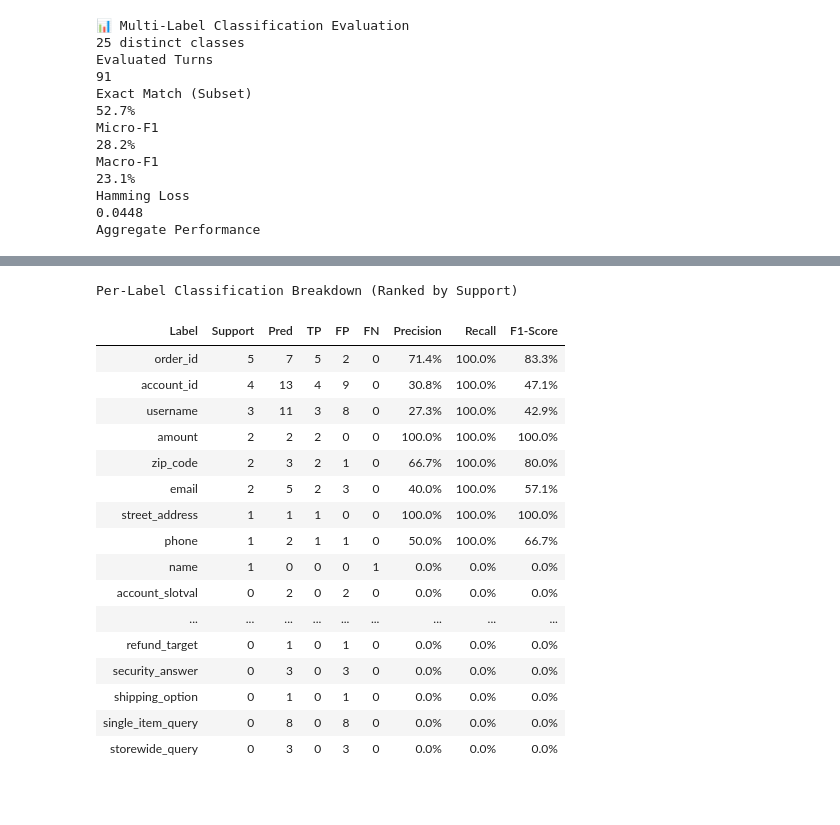
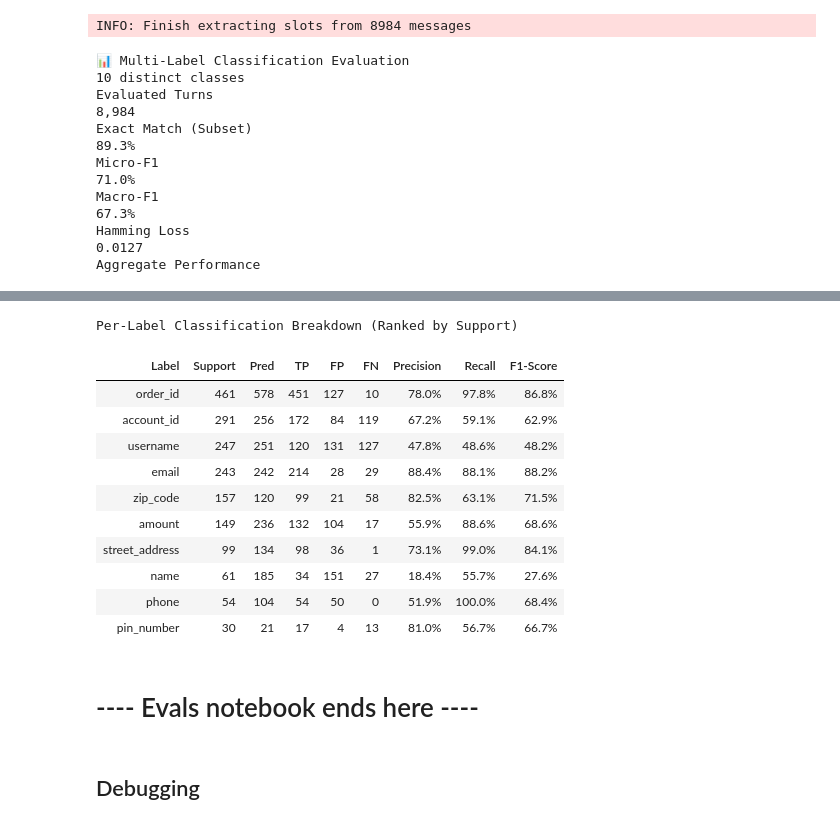
Before and after one commit to ridhoma/nlp-dialogue-state-tracking, a Jupyter notebook: notebooks/01_semantic_slots_extraction_evals.ipynb, the cells around one changed output, grey strips where cells are left out. Saved outputs shown, nothing was run; the diff lists cells and outputs as text; code cells hidden in the pictures; blank space fills up the shorter version.

```diff
--- a/notebooks/01_semantic_slots_extraction_evals.ipynb
+++ b/notebooks/01_semantic_slots_extraction_evals.ipynb
@@ -42,0 +40,12 @@ Customer messages to be extracted 91
+# %%
+df_schema = abcd.load_intent_slots(as_df=True)
+global_slots = set()
+df_evals_true_slots['true_slots'].apply(lambda x: global_slots.update(x))
+
+## use this if we want to take all available slots from global mandatory slots
+# df_schema['mandatory_slots'].map(
+#     lambda x: np.concatenate(x).tolist() if len(x) > 0 else []
+# ).apply(lambda x: global_slots.update(x))
+
+available_slots = sorted(list(global_slots))
+logger.info(f"There are {len(available_slots)} available slots globally:\n{available_slots}")
@@ -55,15 +102,20 @@ from itertools import batched
 from tqdm import tqdm
 
 records = []
+BATCH_SIZE = 128
 for batch_docs in tqdm(list(batched(all_documents, BATCH_SIZE)), desc="Batches"):
     batch_texts = [
         doc.get_full_document(strip_prior_customer_utterances=True)
         for doc in batch_docs
     ]
-    batch_inferred = slot_extractor.extract_batch(batch_texts, available_slots, return_scores=True)
+    batch_inferred = slot_extractor.extract_batch(
+        batch_texts, available_slots,
+        batch_size=BATCH_SIZE,
+        return_scores=True
+    )
     for doc, extracted in zip(batch_docs, batch_inferred):
-        inferred_slots = extracted.keys()
-        confidence = extracted.values()
+        inferred_slots = list(extracted.keys())
+        confidence = list(extracted.values())
         records.append(
             {
                 "convo_id": doc.convo_id,
@@ -74,19 +126,18 @@ for batch_docs in tqdm(list(batched(all_documents, BATCH_SIZE)), desc="Batches")
         )
 
 df_results = pd.DataFrame(records)
+logger.info(f"Finish extracting slots from {len(df_results)} messages")
+# %% [output]
+INFO: Finish extracting slots from 8984 messages
 # %%
+from data_science.evaluation import evaluate_multilabel
+
 df_evals = (
-    df_results.merge(
-        df_turns_samples[['convo_id', 'turn_id', 'slot_tags', 'text']],
+    df_evals_true_slots.merge(
+        df_results,
         how='left', on=['convo_id', 'turn_id']
     )
 )
-
-df_evals = df_evals.assign(
-    true_slots = df_evals['slot_tags'].map(lambda x: x.split(',') if x==x else [])
-)[['convo_id', 'turn_id', 'inferred_slots', 'true_slots', 'text']]
-
-from data_science.evaluation import evaluate_multilabel
 
 eval_result= evaluate_multilabel(
     df_evals, true_col="true_slots",
@@ -97,16 +148,16 @@ eval_result= evaluate_multilabel(
 eval_result
 # %% [output]
 📊 Multi-Label Classification Evaluation
-25 distinct classes
+10 distinct classes
 Evaluated Turns
-91
+8,984
 Exact Match (Subset)
-52.7%
+89.3%
 Micro-F1
-28.2%
+71.0%
 Macro-F1
-23.1%
+67.3%
 Hamming Loss
-0.0448
+0.0127
 Aggregate Performance
 | Global Metric | Score |
@@ -128,19 +179,17 @@ Aggregate Performance
 Per-Label Classification Breakdown (Ranked by Support)
 | Label | Support | Pred | TP | FP | FN | Precision | Recall | F1-Score |
-| order_id | 5 | 7 | 5 | 2 | 0 | 71.4% | 100.0% | 83.3% |
-| account_id | 4 | 13 | 4 | 9 | 0 | 30.8% | 100.0% | 47.1% |
-| username | 3 | 11 | 3 | 8 | 0 | 27.3% | 100.0% | 42.9% |
-| amount | 2 | 2 | 2 | 0 | 0 | 100.0% | 100.0% | 100.0% |
-| zip_code | 2 | 3 | 2 | 1 | 0 | 66.7% | 100.0% | 80.0% |
-| email | 2 | 5 | 2 | 3 | 0 | 40.0% | 100.0% | 57.1% |
-| street_address | 1 | 1 | 1 | 0 | 0 | 100.0% | 100.0% | 100.0% |
-| phone | 1 | 2 | 1 | 1 | 0 | 50.0% | 100.0% | 66.7% |
-| name | 1 | 0 | 0 | 0 | 1 | 0.0% | 0.0% | 0.0% |
-| account_slotval | 0 | 2 | 0 | 2 | 0 | 0.0% | 0.0% | 0.0% |
-| ... | ... | ... | ... | ... | ... | ... | ... | ... |
-| refund_target | 0 | 1 | 0 | 1 | 0 | 0.0% | 0.0% | 0.0% |
-| security_answer | 0 | 3 | 0 | 3 | 0 | 0.0% | 0.0% | 0.0% |
-| shipping_option | 0 | 1 | 0 | 1 | 0 | 0.0% | 0.0% | 0.0% |
-| single_item_query | 0 | 8 | 0 | 8 | 0 | 0.0% | 0.0% | 0.0% |
-| storewide_query | 0 | 3 | 0 | 3 | 0 | 0.0% | 0.0% | 0.0% |
+| order_id | 461 | 578 | 451 | 127 | 10 | 78.0% | 97.8% | 86.8% |
+| account_id | 291 | 256 | 172 | 84 | 119 | 67.2% | 59.1% | 62.9% |
+| username | 247 | 251 | 120 | 131 | 127 | 47.8% | 48.6% | 48.2% |
+| email | 243 | 242 | 214 | 28 | 29 | 88.4% | 88.1% | 88.2% |
+| zip_code | 157 | 120 | 99 | 21 | 58 | 82.5% | 63.1% | 71.5% |
+| amount | 149 | 236 | 132 | 104 | 17 | 55.9% | 88.6% | 68.6% |
+| street_address | 99 | 134 | 98 | 36 | 1 | 73.1% | 99.0% | 84.1% |
+| name | 61 | 185 | 34 | 151 | 27 | 18.4% | 55.7% | 27.6% |
+| phone | 54 | 104 | 54 | 50 | 0 | 51.9% | 100.0% | 68.4% |
+| pin_number | 30 | 21 | 17 | 4 | 13 | 81.0% | 56.7% | 66.7% |
+# %% [markdown]
+# ---- Evals notebook ends here ----
+# %% [markdown]
+## Debugging
 # %%
```
Also changed, not shown: parts of 12 cells of this notebook, 8 other files.
